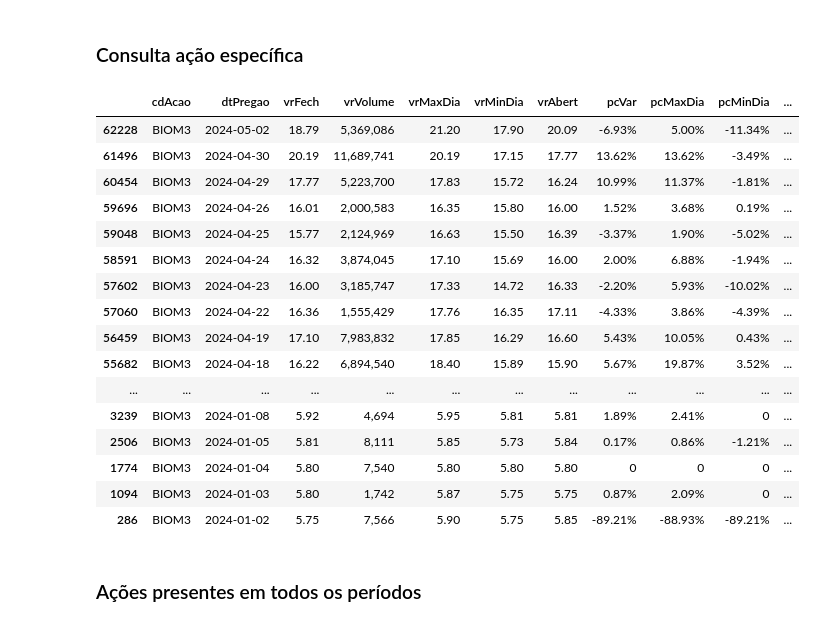
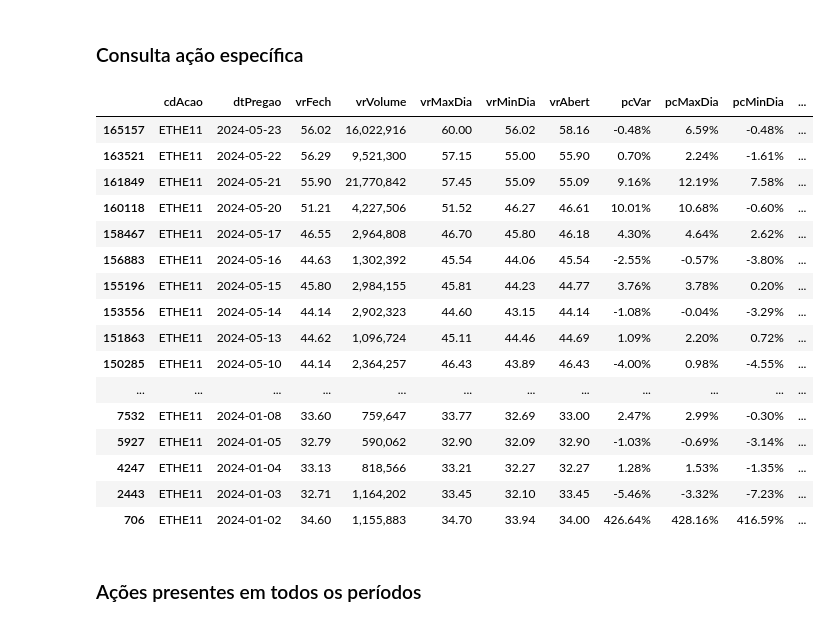
Before and after one commit to alexandre-esmeraldo/StockManager, a Jupyter notebook: StockManager_Processamento.ipynb, the cells around one changed output. Cells and saved outputs as stored; diff of their text form; code cells hidden in the pictures.

```diff
--- a/StockManager_Processamento.ipynb
+++ b/StockManager_Processamento.ipynb
@@ -171,25 +161,25 @@ printmd(f'**<div class={font_color}>Status {a}</div>**')
 # %% [markdown]
 ### Consulta ação específica
 # %%
-consulta_acao_formatada(df, "BIOM3")
+consulta_acao_formatada(df, "ETHE11")
 # %% [output]
 |  | cdAcao | dtPregao | vrFech | vrVolume | vrMaxDia | vrMinDia | vrAbert | pcVar | pcMaxDia | pcMinDia | ... |
-| 62228 | BIOM3 | 2024-05-02 | 18.79 | 5,369,086 | 21.20 | 17.90 | 20.09 | -6.93% | 5.00% | -11.34% | ... |
-| 61496 | BIOM3 | 2024-04-30 | 20.19 | 11,689,741 | 20.19 | 17.15 | 17.77 | 13.62% | 13.62% | -3.49% | ... |
-| 60454 | BIOM3 | 2024-04-29 | 17.77 | 5,223,700 | 17.83 | 15.72 | 16.24 | 10.99% | 11.37% | -1.81% | ... |
-| 59696 | BIOM3 | 2024-04-26 | 16.01 | 2,000,583 | 16.35 | 15.80 | 16.00 | 1.52% | 3.68% | 0.19% | ... |
-| 59048 | BIOM3 | 2024-04-25 | 15.77 | 2,124,969 | 16.63 | 15.50 | 16.39 | -3.37% | 1.90% | -5.02% | ... |
-| 58591 | BIOM3 | 2024-04-24 | 16.32 | 3,874,045 | 17.10 | 15.69 | 16.00 | 2.00% | 6.88% | -1.94% | ... |
-| 57602 | BIOM3 | 2024-04-23 | 16.00 | 3,185,747 | 17.33 | 14.72 | 16.33 | -2.20% | 5.93% | -10.02% | ... |
-| 57060 | BIOM3 | 2024-04-22 | 16.36 | 1,555,429 | 17.76 | 16.35 | 17.11 | -4.33% | 3.86% | -4.39% | ... |
-| 56459 | BIOM3 | 2024-04-19 | 17.10 | 7,983,832 | 17.85 | 16.29 | 16.60 | 5.43% | 10.05% | 0.43% | ... |
-| 55682 | BIOM3 | 2024-04-18 | 16.22 | 6,894,540 | 18.40 | 15.89 | 15.90 | 5.67% | 19.87% | 3.52% | ... |
+| 165157 | ETHE11 | 2024-05-23 | 56.02 | 16,022,916 | 60.00 | 56.02 | 58.16 | -0.48% | 6.59% | -0.48% | ... |
+| 163521 | ETHE11 | 2024-05-22 | 56.29 | 9,521,300 | 57.15 | 55.00 | 55.90 | 0.70% | 2.24% | -1.61% | ... |
+| 161849 | ETHE11 | 2024-05-21 | 55.90 | 21,770,842 | 57.45 | 55.09 | 55.09 | 9.16% | 12.19% | 7.58% | ... |
+| 160118 | ETHE11 | 2024-05-20 | 51.21 | 4,227,506 | 51.52 | 46.27 | 46.61 | 10.01% | 10.68% | -0.60% | ... |
+| 158467 | ETHE11 | 2024-05-17 | 46.55 | 2,964,808 | 46.70 | 45.80 | 46.18 | 4.30% | 4.64% | 2.62% | ... |
+| 156883 | ETHE11 | 2024-05-16 | 44.63 | 1,302,392 | 45.54 | 44.06 | 45.54 | -2.55% | -0.57% | -3.80% | ... |
+| 155196 | ETHE11 | 2024-05-15 | 45.80 | 2,984,155 | 45.81 | 44.23 | 44.77 | 3.76% | 3.78% | 0.20% | ... |
+| 153556 | ETHE11 | 2024-05-14 | 44.14 | 2,902,323 | 44.60 | 43.15 | 44.14 | -1.08% | -0.04% | -3.29% | ... |
+| 151863 | ETHE11 | 2024-05-13 | 44.62 | 1,096,724 | 45.11 | 44.46 | 44.69 | 1.09% | 2.20% | 0.72% | ... |
+| 150285 | ETHE11 | 2024-05-10 | 44.14 | 2,364,257 | 46.43 | 43.89 | 46.43 | -4.00% | 0.98% | -4.55% | ... |
 | ... | ... | ... | ... | ... | ... | ... | ... | ... | ... | ... | ... |
-| 3239 | BIOM3 | 2024-01-08 | 5.92 | 4,694 | 5.95 | 5.81 | 5.81 | 1.89% | 2.41% | 0 | ... |
-| 2506 | BIOM3 | 2024-01-05 | 5.81 | 8,111 | 5.85 | 5.73 | 5.84 | 0.17% | 0.86% | -1.21% | ... |
-| 1774 | BIOM3 | 2024-01-04 | 5.80 | 7,540 | 5.80 | 5.80 | 5.80 | 0 | 0 | 0 | ... |
-| 1094 | BIOM3 | 2024-01-03 | 5.80 | 1,742 | 5.87 | 5.75 | 5.75 | 0.87% | 2.09% | 0 | ... |
-| 286 | BIOM3 | 2024-01-02 | 5.75 | 7,566 | 5.90 | 5.75 | 5.85 | -89.21% | -88.93% | -89.21% | ... |
+| 7532 | ETHE11 | 2024-01-08 | 33.60 | 759,647 | 33.77 | 32.69 | 33.00 | 2.47% | 2.99% | -0.30% | ... |
+| 5927 | ETHE11 | 2024-01-05 | 32.79 | 590,062 | 32.90 | 32.09 | 32.90 | -1.03% | -0.69% | -3.14% | ... |
+| 4247 | ETHE11 | 2024-01-04 | 33.13 | 818,566 | 33.21 | 32.27 | 32.27 | 1.28% | 1.53% | -1.35% | ... |
+| 2443 | ETHE11 | 2024-01-03 | 32.71 | 1,164,202 | 33.45 | 32.10 | 33.45 | -5.46% | -3.32% | -7.23% | ... |
+| 706 | ETHE11 | 2024-01-02 | 34.60 | 1,155,883 | 34.70 | 33.94 | 34.00 | 426.64% | 428.16% | 416.59% | ... |
 # %% [markdown]
 ### Ações presentes em todos os períodos
 # %%
```
Also changed, not shown: parts of 20 cells of this notebook.
